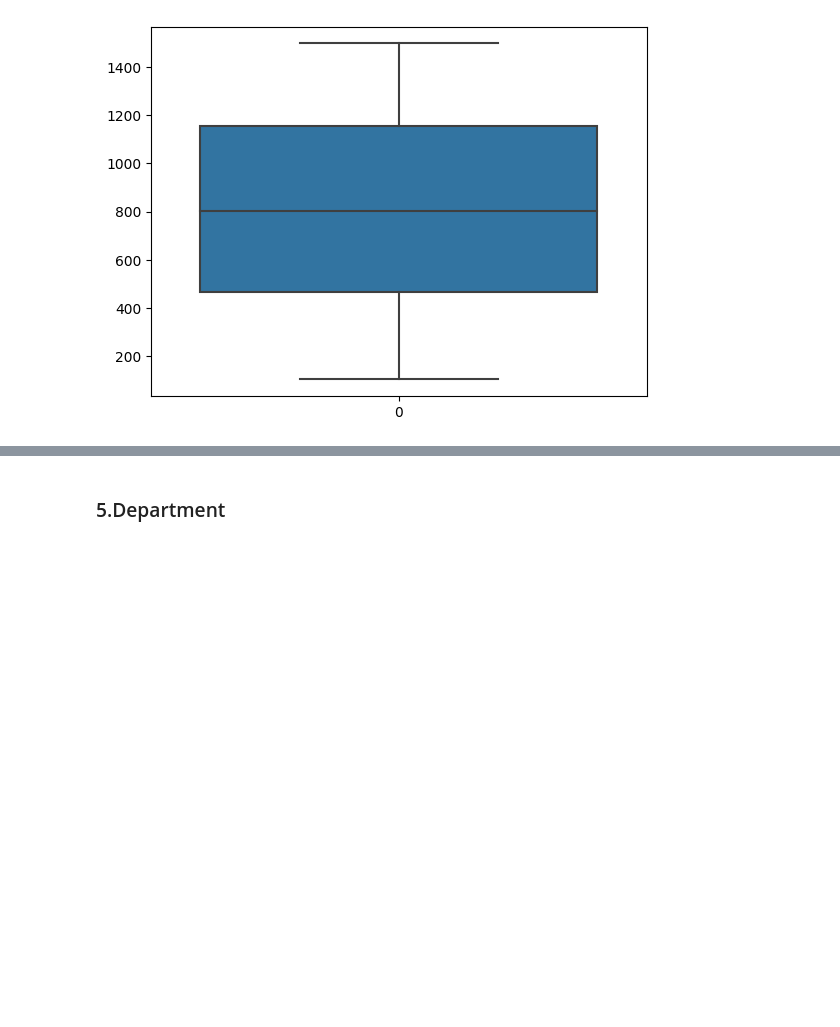
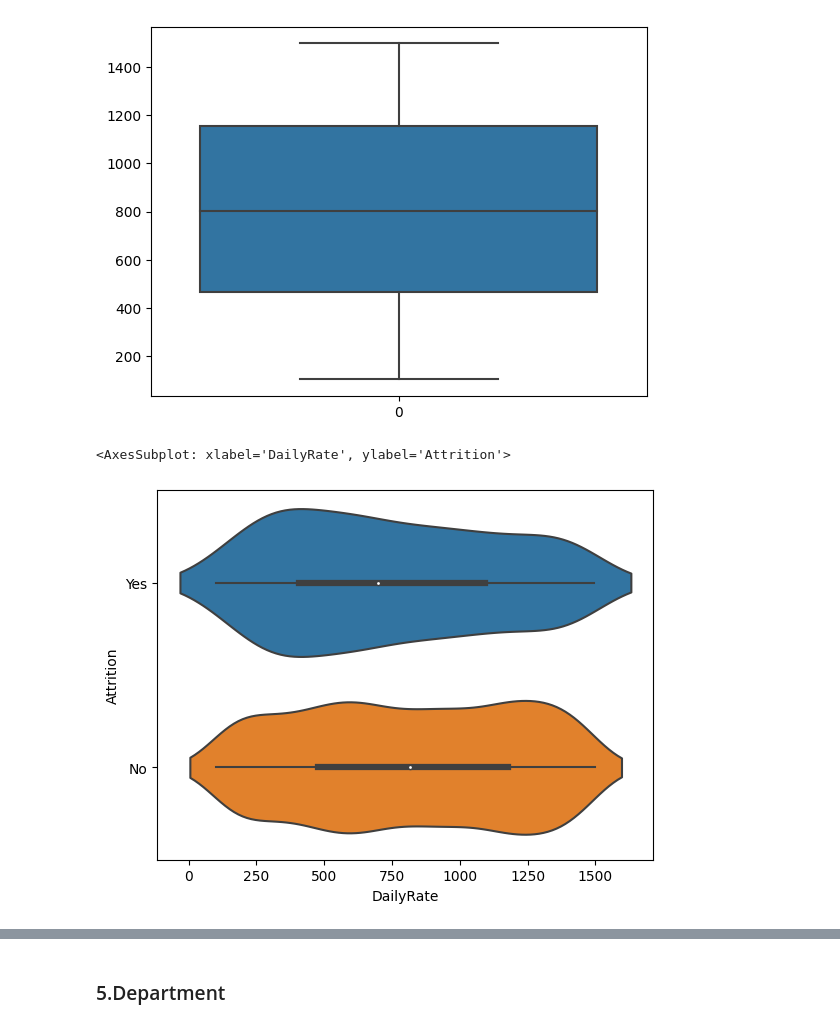
Before and after one commit to electrospy26/HR_Analytics, a Jupyter notebook: HRAnalytics/12_02_2023_EDA/HR_Attrition _ Performance.ipynb, the cells around one changed output, grey strips where cells are left out. Cells and saved outputs as stored; diff of their text form; code cells hidden in the pictures; blank space fills up the shorter version.

```diff
--- a/HRAnalytics/12_02_2023_EDA/HR_Attrition _ Performance.ipynb
+++ b/HRAnalytics/12_02_2023_EDA/HR_Attrition _ Performance.ipynb
@@ -110,3 +131,8 @@ sns.boxplot(df['DailyRate'])
 # %% [output]
 <AxesSubplot: >
 [figure]
+# %%
+sns.violinplot(df, x = df['DailyRate'], y = df['Attrition'], cut=1)
+# %% [output]
+<AxesSubplot: xlabel='DailyRate', ylabel='Attrition'>
+[figure, added]
```
Also changed, not shown: parts of 33 cells of this notebook, 2 other files.
